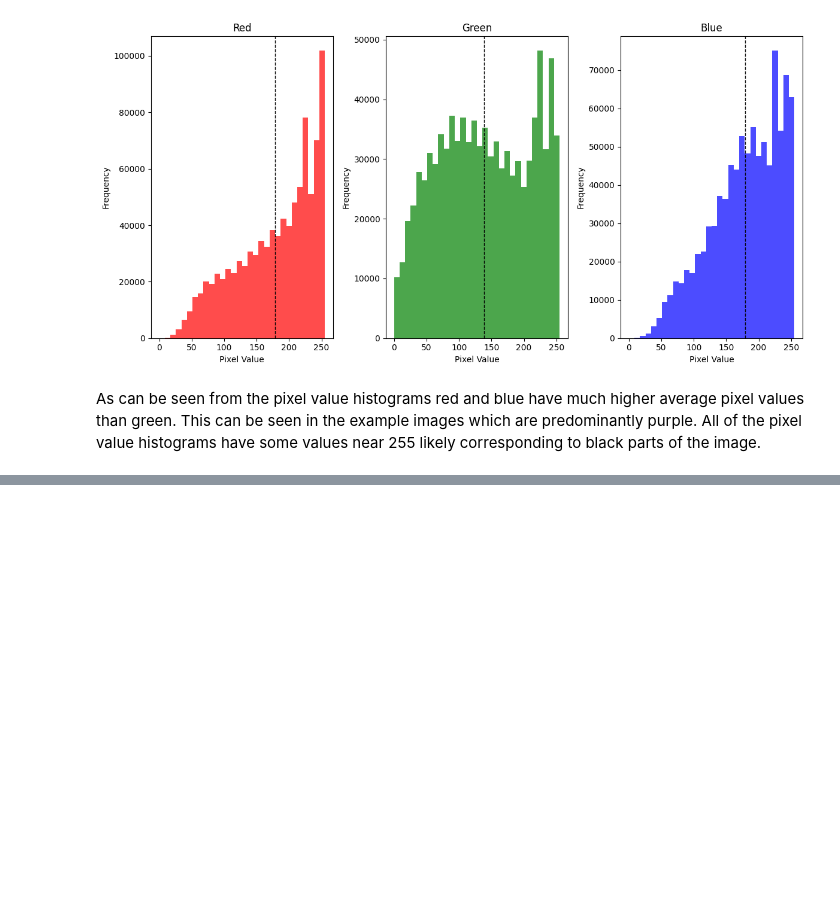
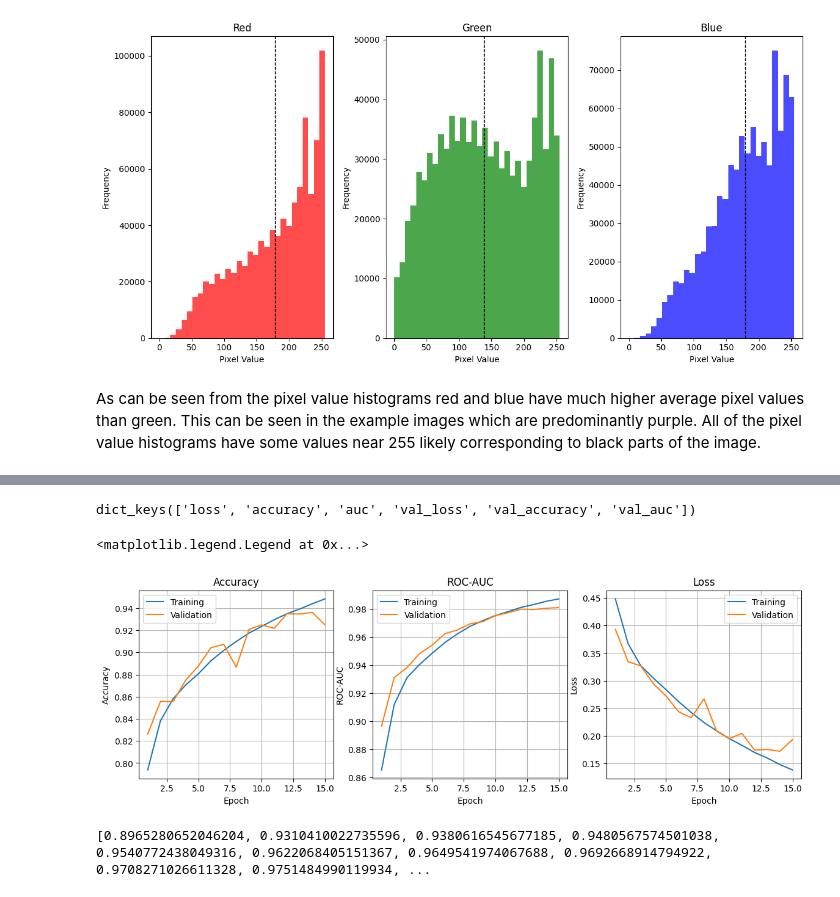
Before and after one commit to wtbtucker/cancer-classifier, a Jupyter notebook: cancer_detector.ipynb, the cells around one changed output, grey strips where cells are left out. Drawn from its saved outputs; the diff is of its cells as text; code cells hidden in the pictures; blank space fills up the shorter version.

```diff
--- a/cancer_detector.ipynb
+++ b/cancer_detector.ipynb
@@ -261,4 +373,4 @@ None
 # %%
-model.compile(optimizer = Nadam(learning_rate = 0.0001),
+model.compile(optimizer = Nadam(learning_rate = 0.00001),
               loss=BinaryCrossentropy(),
               metrics=['accuracy', AUC()])
@@ -276,0 +381,13 @@ Epoch 1/10
+# %%
+early_stop_callback = EarlyStopping(
+    monitor='val_loss',
+    patience=5,
+    restore_best_weights=True
+)
+
+history = model.fit(
+    train_generator,
+    validation_data = validation_generator,
+    epochs = 15,
+    callbacks=[early_stop_callback]
+)
@@ -276,0 +412,39 @@ Epoch 1/10
+# %%
+h = history.history
+print(h.keys())
+epoch_range = range(1, len(h['loss'])+1)
+
+plt.figure(figsize=[14,4])
+n = int(len(h.keys()) / 2)
+
+# Plot accuracy
+plt.subplot(1,3,1)
+plt.plot(epoch_range, h['accuracy'], label='Training')
+plt.plot(epoch_range, h['val_accuracy'], label='Validation')
+plt.xlabel('Epoch'); plt.ylabel('Accuracy'); plt.title('Accuracy')
+plt.grid()
+plt.legend()
+
+# Plot ROC-AUC
+plt.subplot(1,3,2)
+plt.plot(epoch_range, h['auc'], label='Training')
+plt.plot(epoch_range, h['val_auc'], label='Validation')
+plt.xlabel('Epoch'); plt.ylabel('ROC-AUC'); plt.title('ROC-AUC')
+plt.grid()
+plt.legend()
+
+# Plot Loss
+plt.subplot(1,3,3)
+plt.plot(epoch_range, h['loss'], label='Training')
+plt.plot(epoch_range, h['val_loss'], label='Validation')
+plt.xlabel('Epoch'); plt.ylabel('Loss'); plt.title('Loss')
+plt.grid()
+plt.legend()
+# %% [output]
+dict_keys(['loss', 'accuracy', 'auc', 'val_loss', 'val_accuracy', 'val_auc'])
+<matplotlib.legend.Legend at 0x...>
+[figure, added]
+# %%
+print(h['val_auc'])
+# %% [output]
+[0.8965280652046204, 0.9310410022735596, 0.9380616545677185, 0.9480567574501038, 0.9540772438049316, 0.9622068405151367, 0.9649541974067688, 0.9692668914794922, 0.9708271026611328, 0.9751484990119934, ...
```
Also changed, not shown: parts of 23 cells of this notebook.
